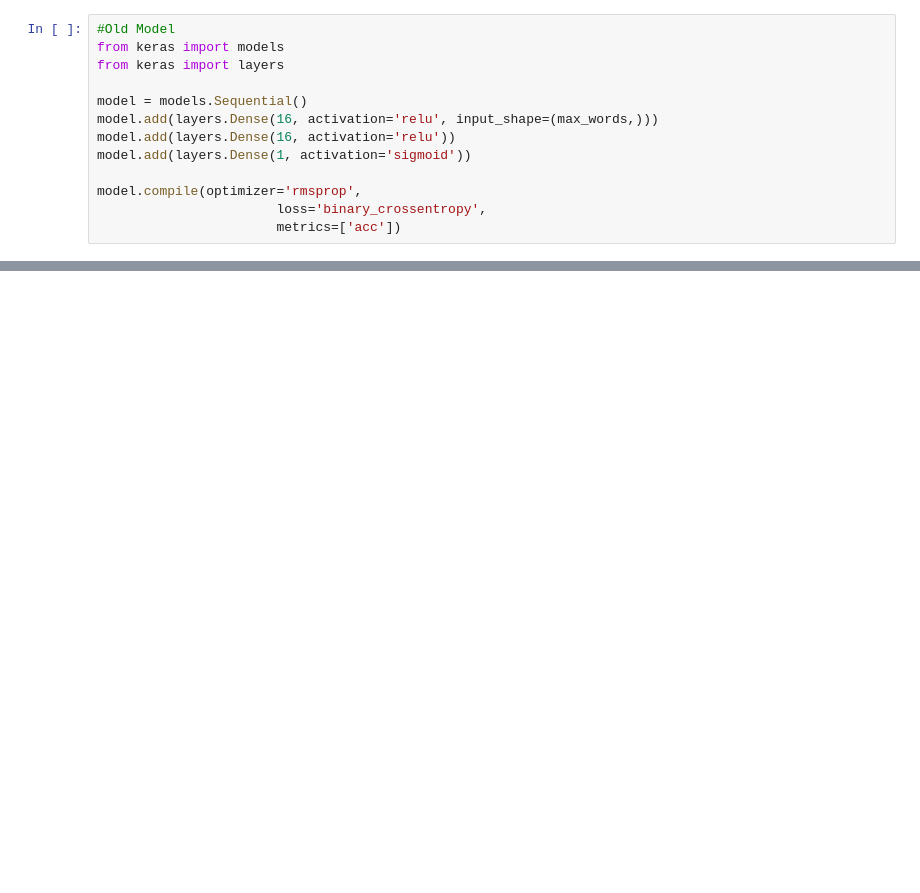
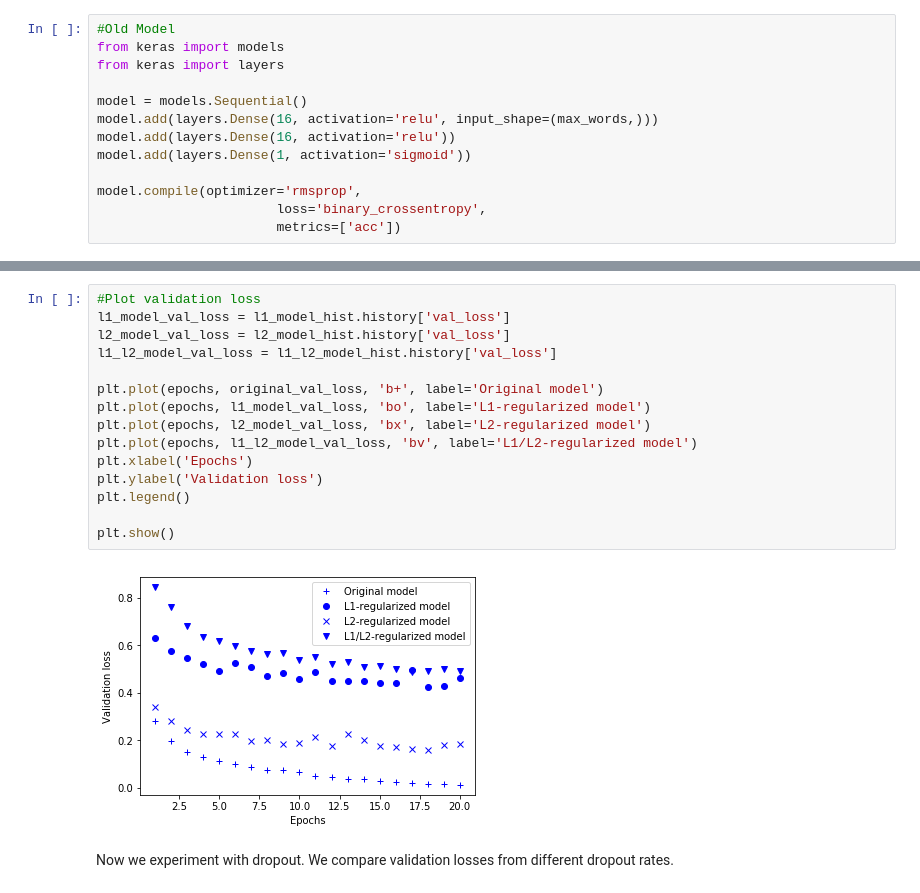
Before and after one commit to sgywhetstone/Deep-Learning-Workbooks, a Jupyter notebook: CholletC4IMDBClass.ipynb, the cells around one changed output, grey strips where cells are left out. Saved outputs shown, nothing was run; the diff lists cells and outputs as text; blank space fills up the shorter version.

```diff
--- a/CholletC4IMDBClass.ipynb
+++ b/CholletC4IMDBClass.ipynb
@@ -119,0 +241,19 @@ partial_y_train = y_train[10000:]
+# %%
+#Plot validation loss
+l1_model_val_loss = l1_model_hist.history['val_loss']
+l2_model_val_loss = l2_model_hist.history['val_loss']
+l1_l2_model_val_loss = l1_l2_model_hist.history['val_loss']
+
+plt.plot(epochs, original_val_loss, 'b+', label='Original model')
+plt.plot(epochs, l1_model_val_loss, 'bo', label='L1-regularized model')
+plt.plot(epochs, l2_model_val_loss, 'bx', label='L2-regularized model')
+plt.plot(epochs, l1_l2_model_val_loss, 'bv', label='L1/L2-regularized model')
+plt.xlabel('Epochs')
+plt.ylabel('Validation loss')
+plt.legend()
+
+plt.show()
+# %% [output]
+[figure, added]
+# %% [markdown]
+Now we experiment with dropout. We compare validation losses from different dropout rates.
```
Also changed, not shown: parts of 23 cells of this notebook.
